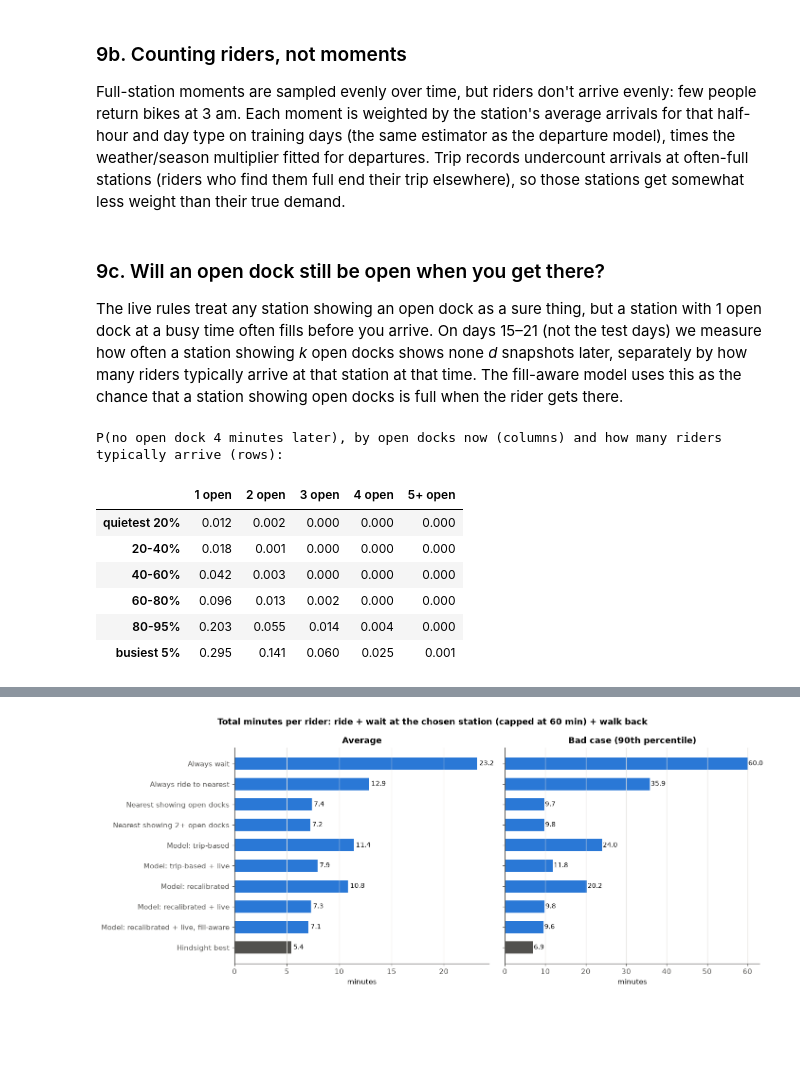
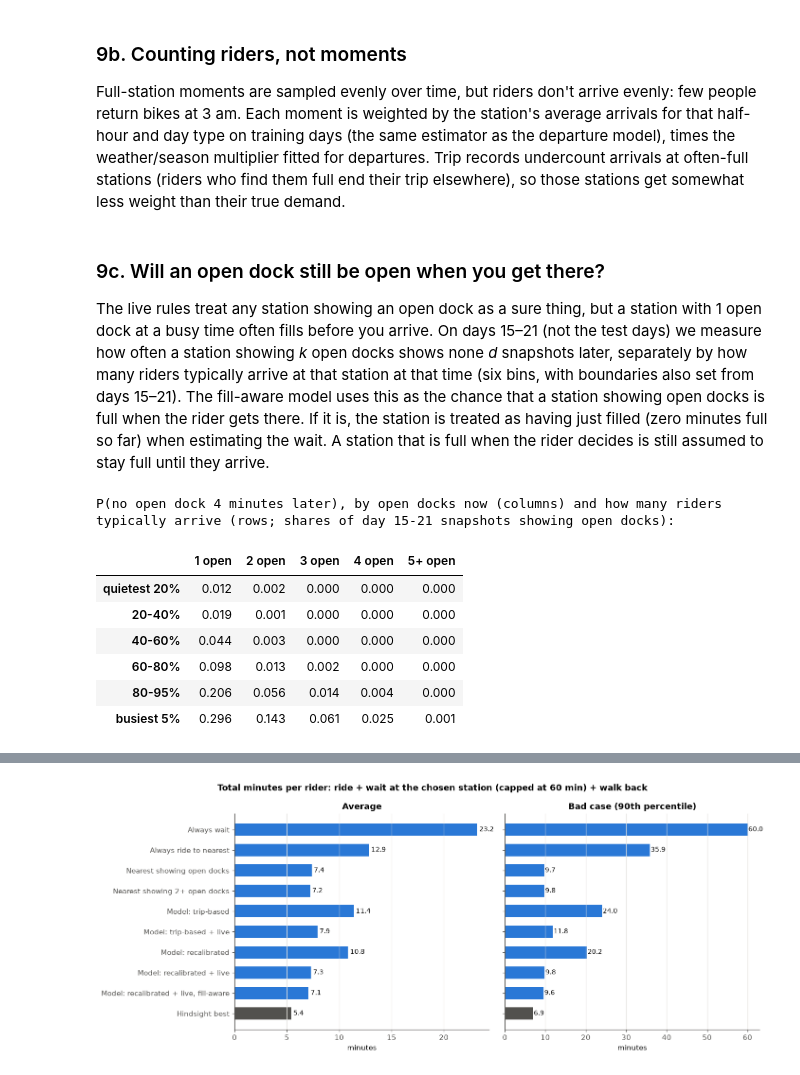
Before and after one commit to mzhou3299/citibike-demand-analysis-2024, a Jupyter notebook: Decision_model.ipynb, the cells around one changed output, grey strips where cells are left out. Cells and saved outputs as stored; diff of their text form; code cells hidden in the pictures; blank space fills up the shorter version.

```diff
--- a/Decision_model.ipynb
+++ b/Decision_model.ipynb
@@ -1298,48 +1298,74 @@ def expected_arrivals_per_min(station, t_min):
     return arrival_base[profile_key[slot], station] * multiplier[slot] / 30
 # %% [markdown]
 ### 9c. Will an open dock still be open when you get there?
-The live rules treat any station showing an open dock as a sure thing, but a station with 1 open dock at a busy time often fills before you arrive. On days 15–21 (not the test days) we measure how often a station showing *k* open docks shows none *d* snapshots later, separately by how many riders typically arrive at that station at that time. The fill-aware model uses this as the chance that a station showing open docks is full when the rider gets there.
+The live rules treat any station showing an open dock as a sure thing, but a station with 1 open dock at a busy time often fills before you arrive. On days 15–21 (not the test days) we measure how often a station showing *k* open docks shows none *d* snapshots later, separately by how many riders typically arrive at that station at that time (six bins, with boundaries also set from days 15–21). The fill-aware model uses this as the chance that a station showing open docks is full when the rider gets there. If it is, the station is treated as having just filled (zero minutes full so far) when estimating the wait. A station that is full when the rider decides is still assumed to stay full until they arrive.
 # %%
 # P(a station showing k open docks shows none d snapshots later), measured on days 15-21 (not the test days),
 # separately by how many riders typically arrive at that station at that time
 K_CAP, D_CAP = 5, 4                                      # k = 5 means "5 or more"; d up to 4 snapshots (8 minutes)
+FILL_RATE_QUANTILES = [0.2, 0.4, 0.6, 0.8, 0.95]
 arrivals_per_min_slot = arrival_base[profile_key] * multiplier[:, None].astype(np.float32) / 30
-FILL_RATE_EDGES = np.quantile(arrivals_per_min_slot[arrivals_per_min_slot > 0], [0.2, 0.4, 0.6, 0.8, 0.95])
+
+
+def weighted_quantile(values, weights, q):
+    """The value below which a share q of the total weight falls (q can be a list)."""
+    order = np.argsort(values)
+    cumulative = np.cumsum(weights[order]) / weights.sum()
+    return values[order][np.minimum(np.searchsorted(cumulative, q), len(values) - 1)]
+
+
+def snapshot_slots(block):
+    """The 30-minute slot of each snapshot in a status block."""
+    return ((block["start_min"] + STEP_MIN * np.arange(block["docks"].shape[1])) // 30).astype(int)
+
+
+# Rate bins: quantiles of the typical arrival rate over the day 15-21 snapshots showing open docks,
+# so the bin boundaries are fixed before the test days
+rates, n_showing_open = [], []
+for block in recal_blocks:
+    slots = snapshot_slots(block)
+    first = np.flatnonzero(np.diff(slots, prepend=-1))                       # first snapshot of each slot
+    rates.append(arrivals_per_min_slot[slots[first]].T.ravel())
+    n_showing_open.append(np.add.reduceat(block["docks"] > 0, first, axis=1, dtype=np.int64).ravel())
+rates, n_showing_open = np.concatenate(rates), np.concatenate(n_showing_open)
+use = (rates > 0) & (n_showing_open > 0)
+FILL_RATE_EDGES = weighted_quantile(rates[use], n_showing_open[use], FILL_RATE_QUANTILES)
+del rates, n_showing_open, use
 
 counts = np.zeros((len(FILL_RATE_EDGES) + 1) * (K_CAP + 1) * (D_CAP + 1))
 fills = np.zeros_like(counts)
 for block in recal_blocks:
     block_docks = block["docks"]
-    slots = ((block["start_min"] + STEP_MIN * np.arange(block_docks.shape[1])) // 30).astype(int)
-    rate_bin = np.digitize(arrivals_per_min_slot[slots].T, FILL_RATE_EDGES)
+    rate_bin = np.digitize(arrivals_per_min_slot[snapshot_slots(block)].T, FILL_RATE_EDGES)
     for d in range(1, D_CAP + 1):
         now, later = block_docks[:, :-d], block_docks[:, d:]
         ok = (now > 0) & (later >= 0)
         cell = (rate_bin[:, :-d][ok] * (K_CAP + 1) + np.minimum(now[ok], K_CAP)) * (D_CAP + 1) + d
         counts += np.bincount(cell, minlength=counts.size)
         fills += np.bincount(cell, weights=(later[ok] == 0).astype(float), minlength=counts.size)
 fill_table = (fills / np.maximum(counts, 1)).reshape(len(FILL_RATE_EDGES) + 1, K_CAP + 1, D_CAP + 1)
 del arrivals_per_min_slot
 
 
 def fill_probability(open_docks, steps_ahead, arrivals_per_min):
     """Chance that a station showing `open_docks` open docks shows none `steps_ahead` snapshots later (arrays broadcast)."""
     rate_bin = np.digitize(arrivals_per_min, FILL_RATE_EDGES)
     return fill_table[rate_bin, np.clip(open_docks, 0, K_CAP), np.clip(steps_ahead, 0, D_CAP)]
 
 
-print("P(no open dock 4 minutes later), by open docks now (columns) and how many riders typically arrive (rows):")
+print("P(no open dock 4 minutes later), by open docks now (columns) and how many riders typically arrive (rows; "
+      "shares of day 15-21 snapshots showing open docks):")
 pd.DataFrame(fill_table[:, 1:, 2], columns=[f"{k} open" for k in range(1, K_CAP)] + [f"{K_CAP}+ open"],
              index=["quietest 20%", "20-40%", "40-60%", "60-80%", "80-95%", "busiest 5%"]).round(3)
 # %% [output]
-P(no open dock 4 minutes later), by open docks now (columns) and how many riders typically arrive (rows):
+P(no open dock 4 minutes later), by open docks now (columns) and how many riders typically arrive (rows; shares of day 15-21 snapshots showing open docks):
 |  | 1 open | 2 open | 3 open | 4 open | 5+ open |
 | quietest 20% | 0.012 | 0.002 | 0.000 | 0.000 | 0.000 |
-| 20-40% | 0.018 | 0.001 | 0.000 | 0.000 | 0.000 |
-| 40-60% | 0.042 | 0.003 | 0.000 | 0.000 | 0.000 |
-| 60-80% | 0.096 | 0.013 | 0.002 | 0.000 | 0.000 |
-| 80-95% | 0.203 | 0.055 | 0.014 | 0.004 | 0.000 |
-| busiest 5% | 0.295 | 0.141 | 0.060 | 0.025 | 0.001 |
+| 20-40% | 0.019 | 0.001 | 0.000 | 0.000 | 0.000 |
+| 40-60% | 0.044 | 0.003 | 0.000 | 0.000 | 0.000 |
+| 60-80% | 0.098 | 0.013 | 0.002 | 0.000 | 0.000 |
+| 80-95% | 0.206 | 0.056 | 0.014 | 0.004 | 0.000 |
+| busiest 5% | 0.296 | 0.143 | 0.061 | 0.025 | 0.001 |
 # %%
 POLICIES = [
     "Always wait",
```
Also changed, not shown: parts of 13 cells of this notebook, 2 other files.
